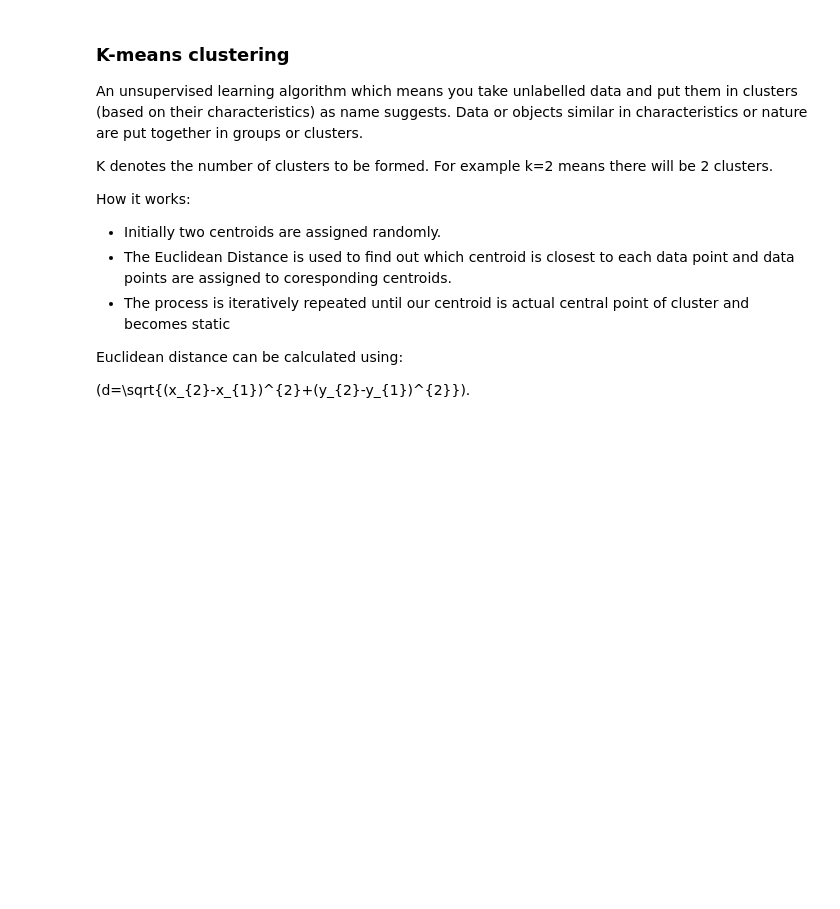
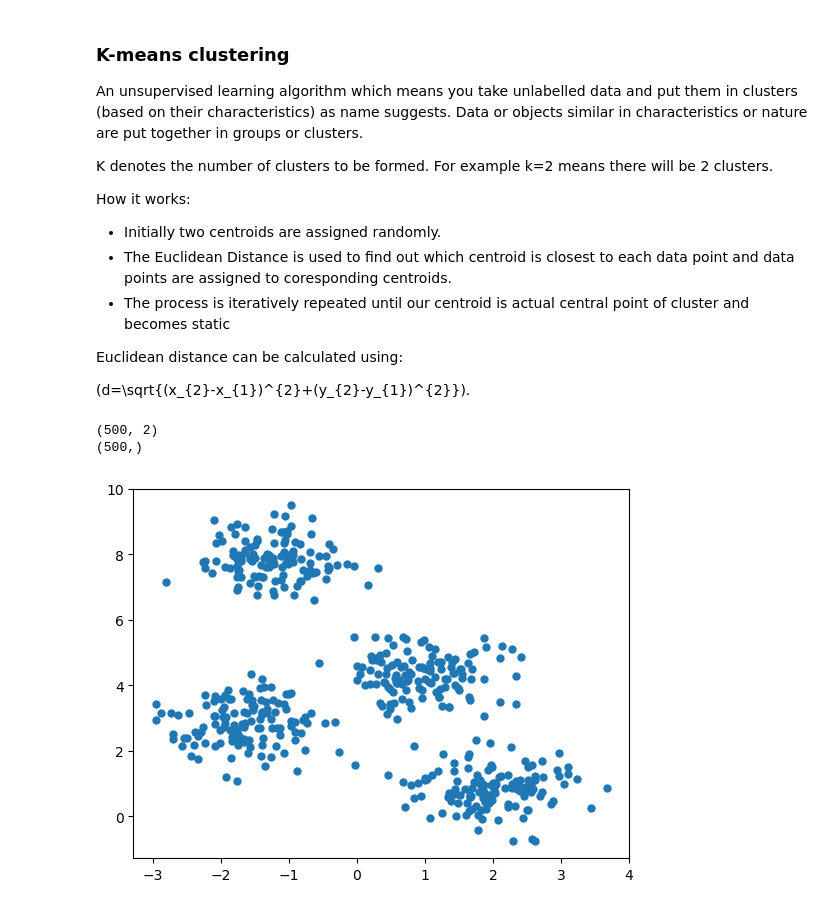
Before and after one commit to samanrizwan/Machine-Learning, a Jupyter notebook: Kmeans.ipynb, the cells around one changed output. Cells and saved outputs as stored; diff of their text form; code cells hidden in the pictures; blank space fills up the shorter version.

```diff
--- a/Kmeans.ipynb
+++ b/Kmeans.ipynb
@@ -20,3 +23,22 @@ import pandas as pd
 %matplotlib inline
 import matplotlib.pyplot as plt
 import seaborn as sns
+# %%
+# makeblobs creates fake data for clustering
+from sklearn.datasets import make_blobs
+
+#cluster_std controls how spread out the clusters are
+# Smaller value:tighter clusters, Larger value: more overlap
+
+X, y_true = make_blobs(n_samples=500, centers=4,cluster_std=0.60, random_state=0)
+
+print(X.shape)  #500 rows/data points and 2 columns/coordinates x and y
+print(y_true.shape)
+# %% [output]
+(500, 2)
+(500,)
+# %%
+plt.scatter(X[:, 0], X[:, 1], s=25)
+plt.show()
+# %% [output]
+[figure, added]
```
Also changed, not shown: parts of 3 cells of this notebook.
